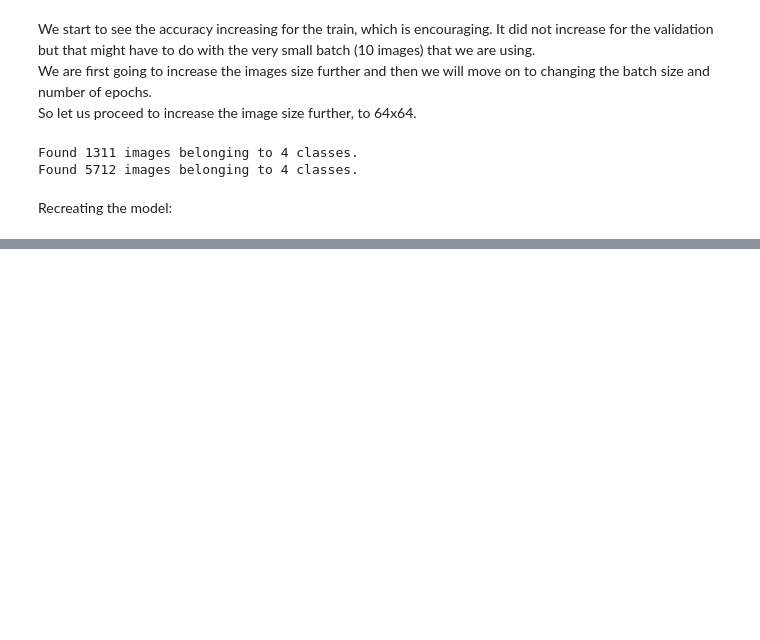
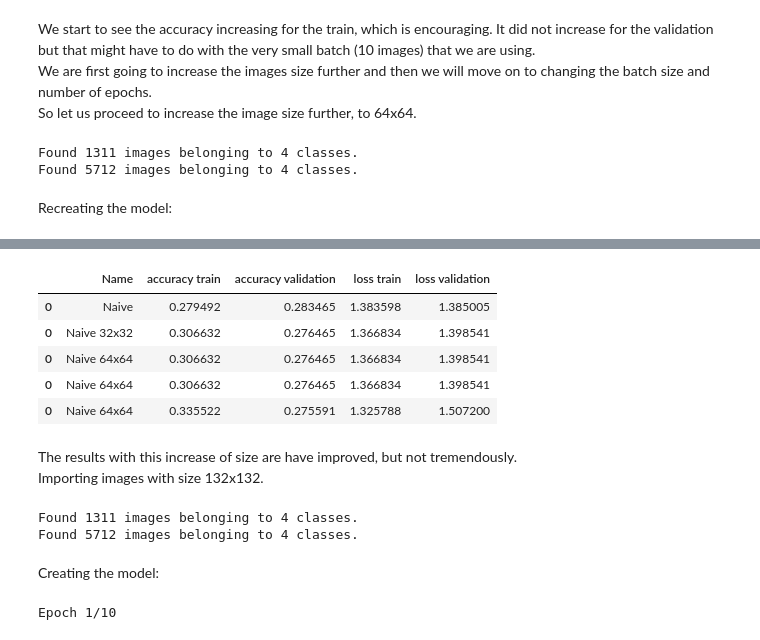
Before and after one commit to MNLKuzmin/BrainMRI, a Jupyter notebook: Second_ProjectBrainMRI.ipynb, the cells around one changed output, grey strips where cells are left out. Saved outputs shown, nothing was run; the diff lists cells and outputs as text; code cells hidden in the pictures; blank space fills up the shorter version.

```diff
--- a/Second_ProjectBrainMRI.ipynb
+++ b/Second_ProjectBrainMRI.ipynb
@@ -547,0 +566,34 @@ df_res=model_results(model, history1, 'Naive 64x64', df_res, train_images, train
+# %%
+df_res
+# %% [output]
+|  | Name | accuracy train | accuracy validation | loss train | loss validation |
+| 0 | Naive | 0.279492 | 0.283465 | 1.383598 | 1.385005 |
+| 0 | Naive 32x32 | 0.306632 | 0.276465 | 1.366834 | 1.398541 |
+| 0 | Naive 64x64 | 0.306632 | 0.276465 | 1.366834 | 1.398541 |
+| 0 | Naive 64x64 | 0.306632 | 0.276465 | 1.366834 | 1.398541 |
+| 0 | Naive 64x64 | 0.335522 | 0.275591 | 1.325788 | 1.507200 |
+# %% [markdown]
+The results with this increase of size are have improved, but not tremendously.
+<br>Importing images with size 132x132.
+# %%
+# Directory path
+train_data_dir = 'dataMRI/Training'
+test_data_dir = 'dataMRI/Testing'
+
+# Get all the data in the directory data/test
+test_generator = ImageDataGenerator().flow_from_directory(
+        test_data_dir,target_size=(132,132), batch_size=1311)
+
+# Get all the data in the directory data/train
+train_generator = ImageDataGenerator().flow_from_directory(
+        train_data_dir, target_size=(132,132),batch_size=5712)
+
+
+# Create the datasets
+train_images, train_labels = next(train_generator)
+test_images, test_labels = next(test_generator)
+# %% [output]
+Found 1311 images belonging to 4 classes.
+Found 5712 images belonging to 4 classes.
+# %% [markdown]
+Creating the model:
@@ -547,0 +620,4 @@ df_res=model_results(model, history1, 'Naive 64x64', df_res, train_images, train
+# %%
+history3 = fit_model(model, train_images, train_y, epo=10, batch=10, verbose=1)
+# %% [output]
+Epoch 1/10
```
Also changed, not shown: parts of 4 cells of this notebook.
